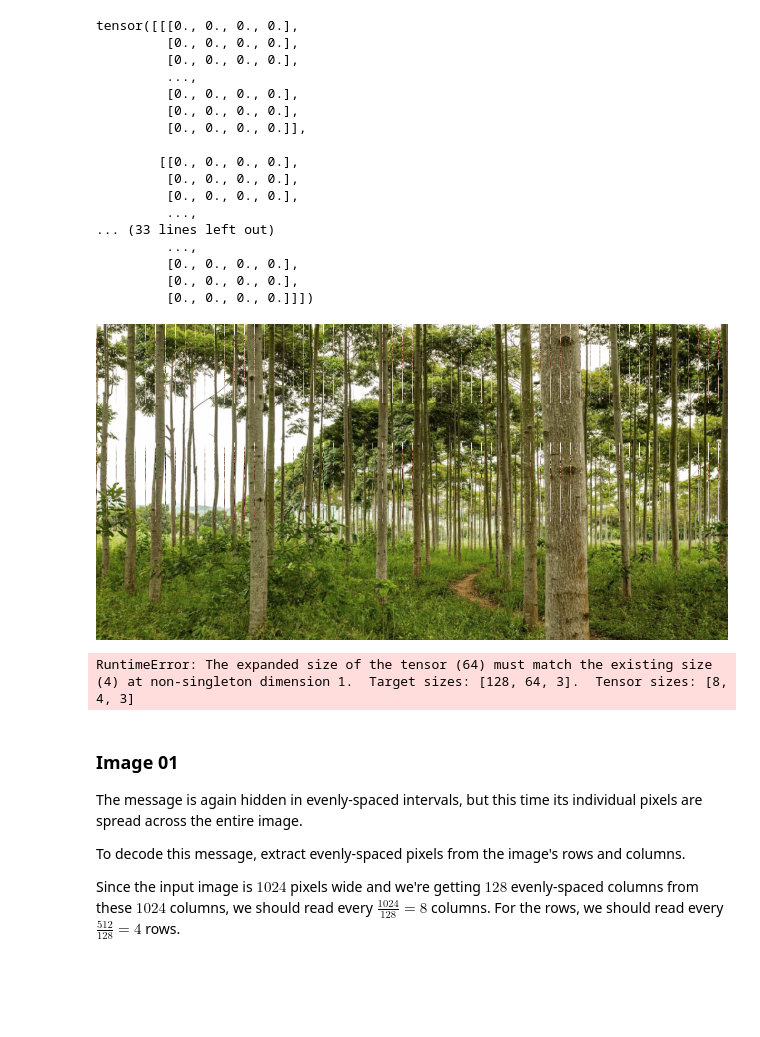
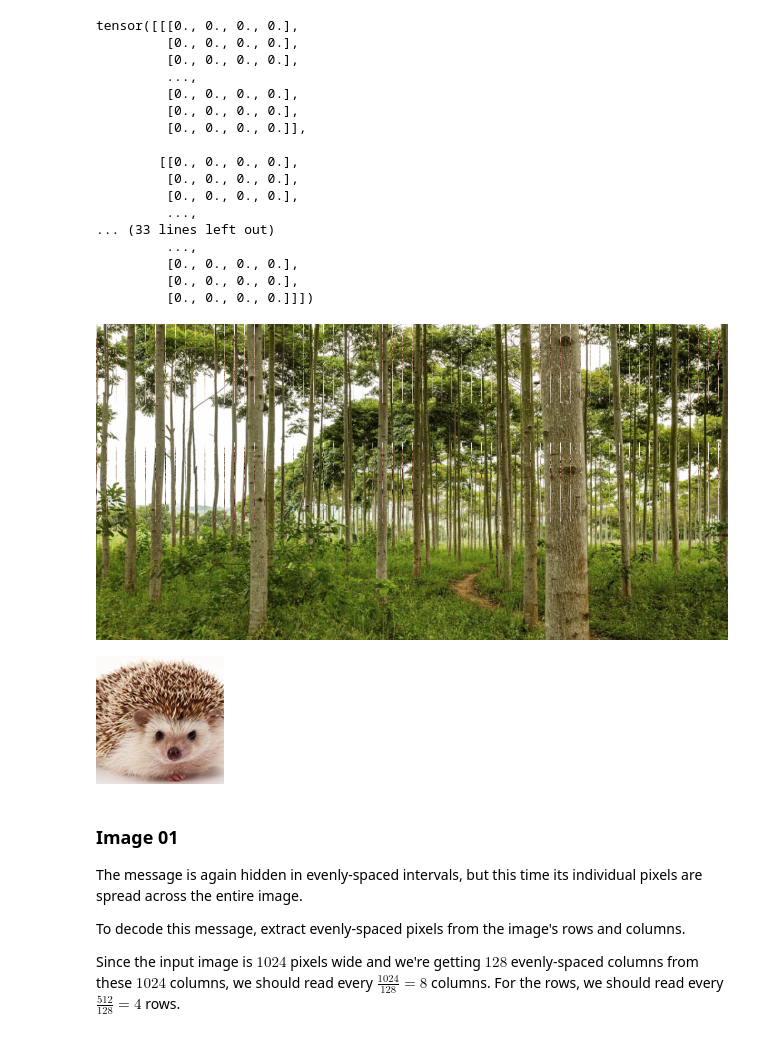
Before and after one commit to idmmachinelearning-ms/HW11, a Jupyter notebook: HW11.ipynb, the cells around one changed output. Drawn from its saved outputs; the diff is of its cells as text; code cells hidden in the pictures; blank space fills up the shorter version.

```diff
--- a/HW11.ipynb
+++ b/HW11.ipynb
@@ -120,27 +120,27 @@ tensor([[[0., 0., 0., 0.],
 # %%
 # display image
 img_00 = forests[0]
 display(img_00)
 
 # put into Tensor
 img_00_t = Tensor(img_00.pixels).reshape(img_00.size[1], img_00.size[0], -1)
 
 # TODO: get right and left halves
 #       by reading 128 rows of 1 pixel columns every 16 columns
-left_t = torch.zeros(128, 64, 3)    # need to change this to grab actual pixels
-left_t[:, :] = img_00_t[:128:16, :64:16]
+#left_t = torch.zeros(128, 64, 3)    # need to change this to grab actual pixels
+left_t = img_00_t[:128, :1024:16]
 
-right_t = torch.zeros(128, 64, 3)   # need to change this to grab actual pixels
-right_t[:, :] = img_00_t[128:256:16, 64:128:16]
+#right_t = torch.zeros(128, 64, 3)   # need to change this to grab actual pixels
+right_t = img_00_t[192:320, :1024:16]
 
 # stack results
 img_00_pxs = torch.stack((left_t, right_t), dim=1)
 
 # display message
 display(make_image(img_00_pxs))
 # %% [output]
 [figure]
-RuntimeError: The expanded size of the tensor (64) must match the existing size (4) at non-singleton dimension 1.  Target sizes: [128, 64, 3].  Tensor sizes: [8, 4, 3]
+[figure, added]
 # %% [markdown]
 ### Image 01
 
```
